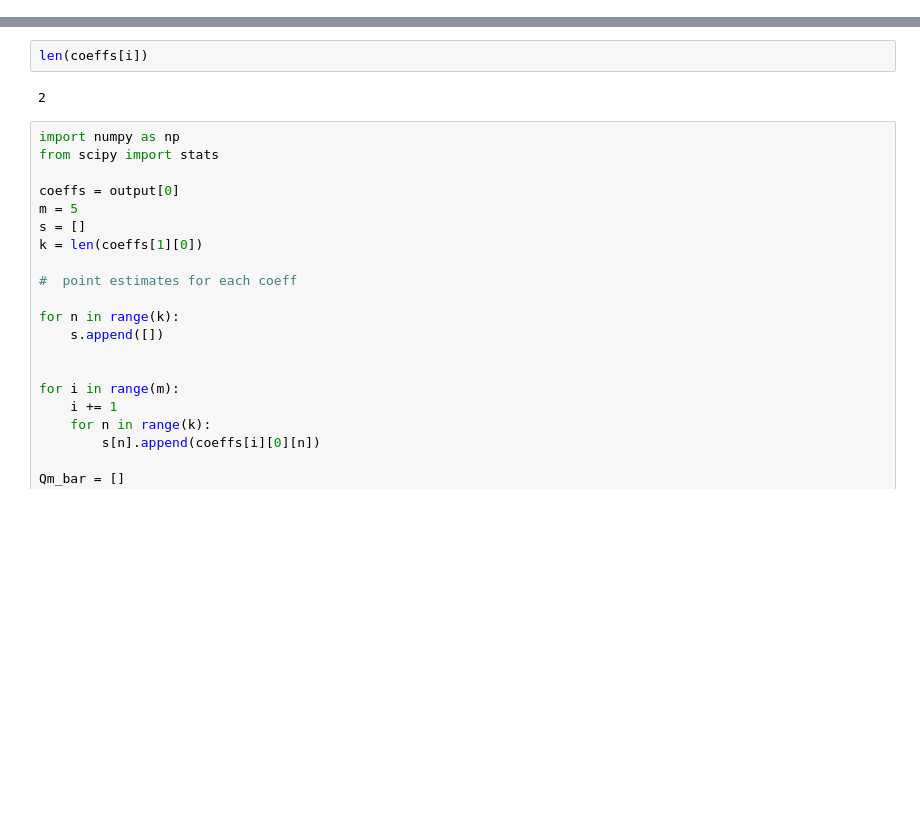
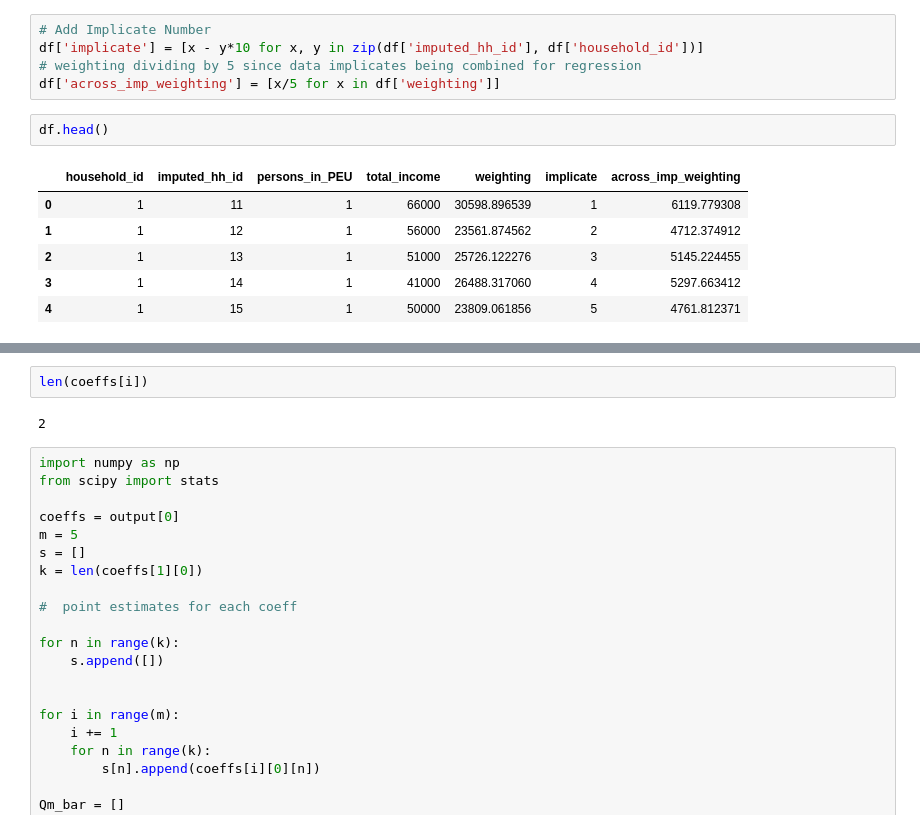
Before and after one commit to danvalen1/SCF-Analysis, a Jupyter notebook: dataloading.ipynb, the cells around one changed output, grey strips where cells are left out. Drawn from its saved outputs; the diff is of its cells as text; blank space fills up the shorter version.

```diff
--- a/dataloading.ipynb
+++ b/dataloading.ipynb
@@ -64,0 +18,14 @@ See the caveats in the documentation: https://pandas.pydata.org/pandas-docs/stab
+# %%
+# Add Implicate Number
+df['implicate'] = [x - y*10 for x, y in zip(df['imputed_hh_id'], df['household_id'])]
+# weighting dividing by 5 since data implicates being combined for regression
+df['across_imp_weighting'] = [x/5 for x in df['weighting']]
+# %%
+df.head()
+# %% [output]
+|  | household_id | imputed_hh_id | persons_in_PEU | total_income | weighting | implicate | across_imp_weighting |
+| 0 | 1 | 11 | 1 | 66000 | 30598.896539 | 1 | 6119.779308 |
+| 1 | 1 | 12 | 1 | 56000 | 23561.874562 | 2 | 4712.374912 |
+| 2 | 1 | 13 | 1 | 51000 | 25726.122276 | 3 | 5145.224455 |
+| 3 | 1 | 14 | 1 | 41000 | 26488.317060 | 4 | 5297.663412 |
+| 4 | 1 | 15 | 1 | 50000 | 23809.061856 | 5 | 4761.812371 |
```
Also changed, not shown: parts of 12 cells of this notebook, 5 other files.
